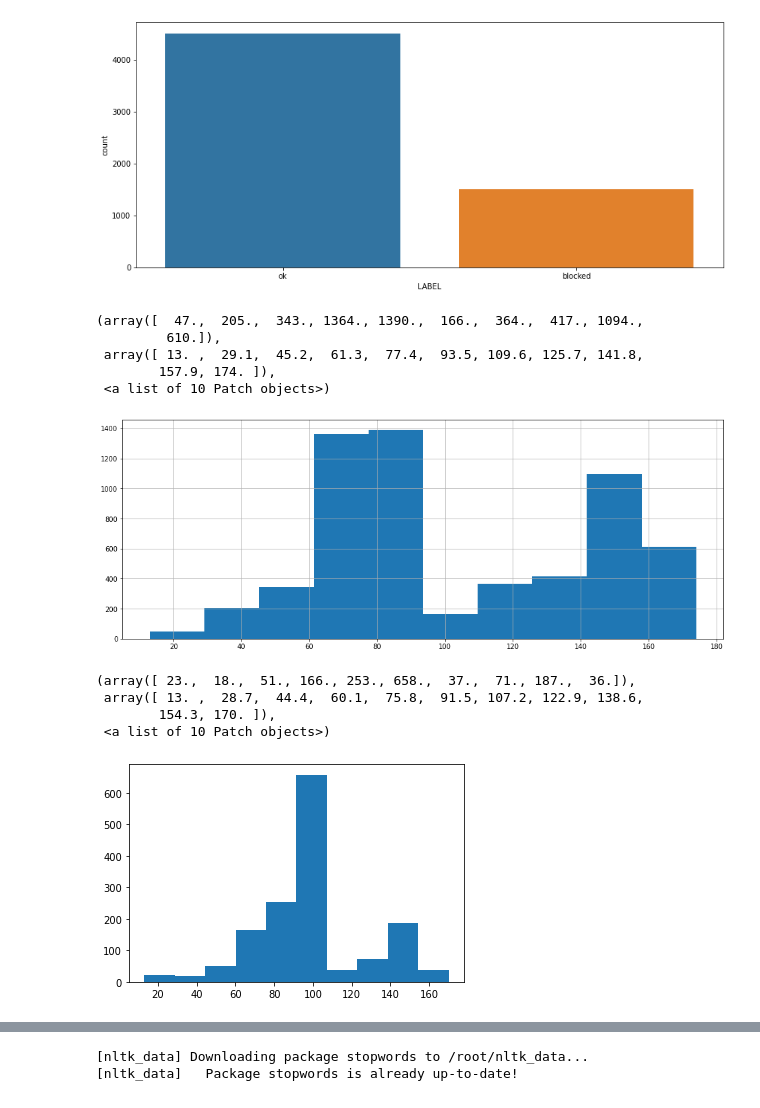
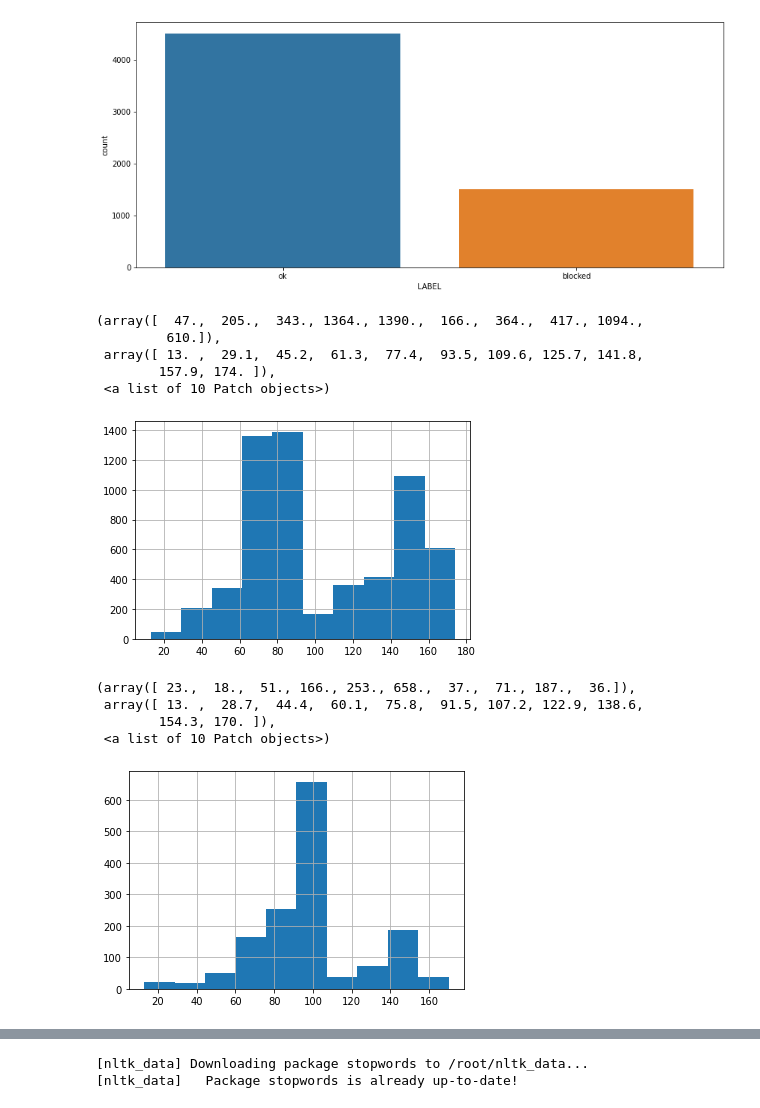
Before and after one commit to jpedrotonello/ChallangeNLP, a Jupyter notebook: Análise.ipynb, the cells around one changed output, grey strips where cells are left out. Drawn from its saved outputs; the diff is of its cells as text; code cells hidden in the pictures.

```diff
--- a/Análise.ipynb
+++ b/Análise.ipynb
@@ -69,24 +68,23 @@ sns.countplot(data=data_train, x='LABEL',
 <matplotlib.axes._subplots.AxesSubplot at 0x...>
 [figure]
 # %%
-plt.figure(figsize=(16,6))
 plt.grid()
-
 plt.hist(data_train['SMS'].str.len())
 # %% [output]
 (array([  47.,  205.,  343., 1364., 1390.,  166.,  364.,  417., 1094.,
          610.]),
  array([ 13. ,  29.1,  45.2,  61.3,  77.4,  93.5, 109.6, 125.7, 141.8,
         157.9, 174. ]),
  <a list of 10 Patch objects>)
-[figure, old version]
+[figure, new version]
 # %%
 bloqued_data = data_train.query('LABEL == "blocked"')
+plt.grid()
 plt.hist(bloqued_data['SMS'].str.len())
 # %% [output]
 (array([ 23.,  18.,  51., 166., 253., 658.,  37.,  71., 187.,  36.]),
  array([ 13. ,  28.7,  44.4,  60.1,  75.8,  91.5, 107.2, 122.9, 138.6,
         154.3, 170. ]),
  <a list of 10 Patch objects>)
-[figure, old version]
+[figure, new version]
 # %%
```
Also changed, not shown: parts of 12 cells of this notebook.
